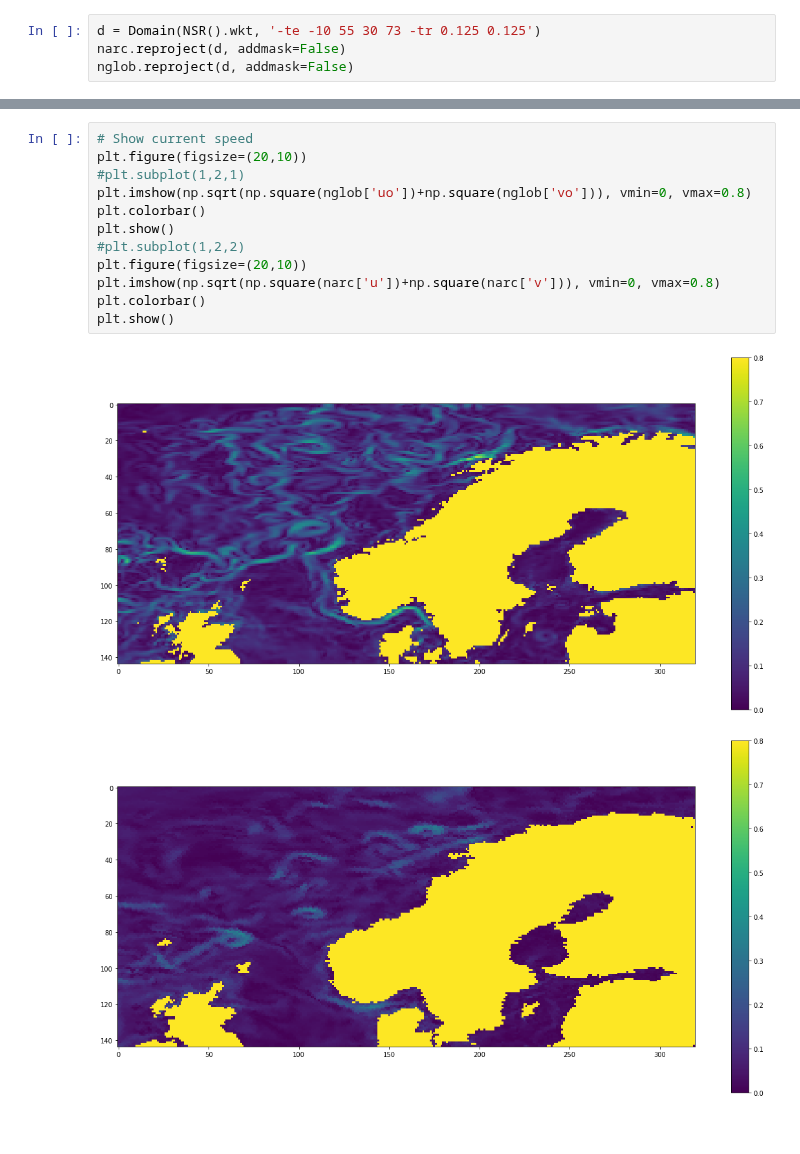
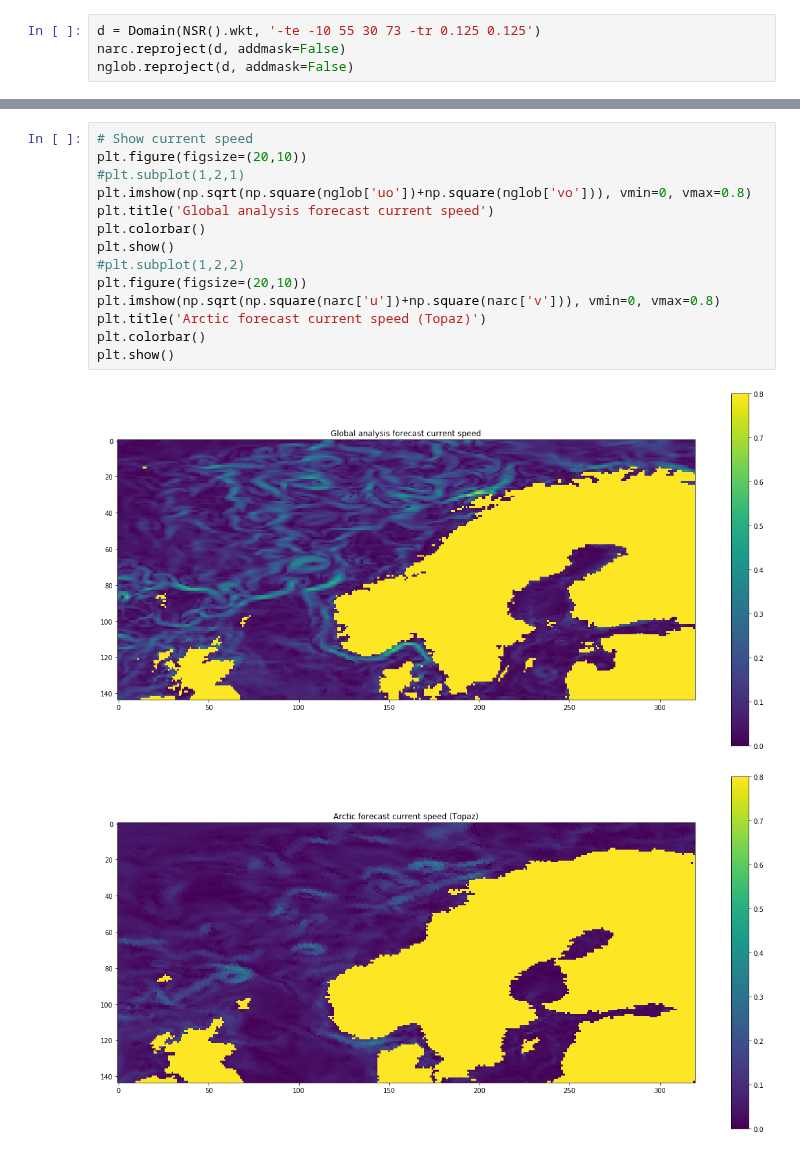
Before and after one commit to nansencenter/nansat-lectures, a Jupyter notebook: notebooks/geospaas/CMEMS.ipynb, the cells around one changed output, grey strips where cells are left out. Drawn from its saved outputs; the diff is of its cells as text.

Commit message:
added plot titles

```diff
--- a/notebooks/geospaas/CMEMS.ipynb
+++ b/notebooks/geospaas/CMEMS.ipynb
@@ -34,15 +36,17 @@ plt.show()
 # %%
 # Show current speed
 plt.figure(figsize=(20,10))
 #plt.subplot(1,2,1)
 plt.imshow(np.sqrt(np.square(nglob['uo'])+np.square(nglob['vo'])), vmin=0, vmax=0.8)
+plt.title('Global analysis forecast current speed')
 plt.colorbar()
 plt.show()
 #plt.subplot(1,2,2)
 plt.figure(figsize=(20,10))
 plt.imshow(np.sqrt(np.square(narc['u'])+np.square(narc['v'])), vmin=0, vmax=0.8)
+plt.title('Arctic forecast current speed (Topaz)')
 plt.colorbar()
 plt.show()
 # %% [output]
-[figure, old version]
+[figure, new version]
-[figure, old version]
+[figure, new version]
```
Also changed, not shown: parts of 1 cell of this notebook.
